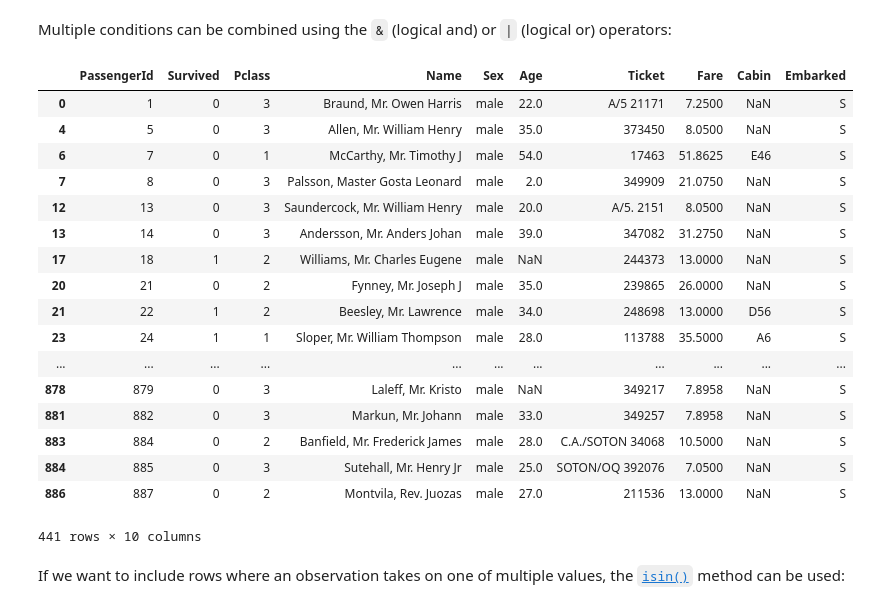
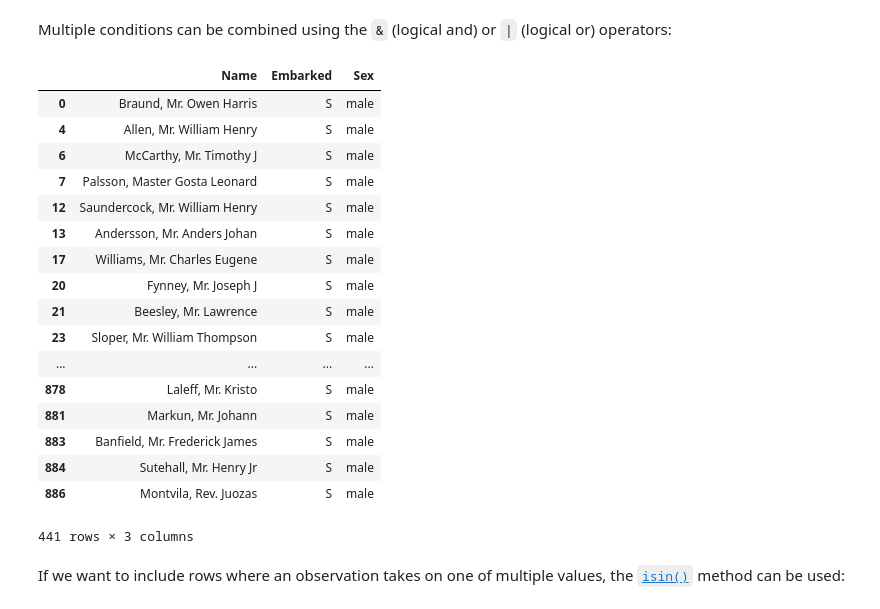
Before and after one commit to richardfoltyn/TECH2-H24, a Jupyter notebook: lecture2/lecture2.ipynb, the cells around one changed output. Saved outputs shown, nothing was run; the diff lists cells and outputs as text; code cells hidden in the pictures.

```diff
--- a/lecture2/lecture2.ipynb
+++ b/lecture2/lecture2.ipynb
@@ -804,26 +815,26 @@ df[df['Embarked'] == 'S']
 Multiple conditions can be combined using the `&` (logical and) or `|` (logical or) operators:
 # %%
 # Select men who embarked in Southampton
-df[(df['Embarked'] == 'S') & (df['Sex'] == 'male')]
+df.loc[(df['Embarked'] == 'S') & (df['Sex'] == 'male'), ['Name', 'Embarked', 'Sex']]
 # %% [output]
-|  | PassengerId | Survived | Pclass | Name | Sex | Age | Ticket | Fare | Cabin | Embarked |
-| 0 | 1 | 0 | 3 | Braund, Mr. Owen Harris | male | 22.0 | A/5 21171 | 7.2500 | NaN | S |
-| 4 | 5 | 0 | 3 | Allen, Mr. William Henry | male | 35.0 | 373450 | 8.0500 | NaN | S |
-| 6 | 7 | 0 | 1 | McCarthy, Mr. Timothy J | male | 54.0 | 17463 | 51.8625 | E46 | S |
-| 7 | 8 | 0 | 3 | Palsson, Master Gosta Leonard | male | 2.0 | 349909 | 21.0750 | NaN | S |
-| 12 | 13 | 0 | 3 | Saundercock, Mr. William Henry | male | 20.0 | A/5. 2151 | 8.0500 | NaN | S |
-| 13 | 14 | 0 | 3 | Andersson, Mr. Anders Johan | male | 39.0 | 347082 | 31.2750 | NaN | S |
-| 17 | 18 | 1 | 2 | Williams, Mr. Charles Eugene | male | NaN | 244373 | 13.0000 | NaN | S |
-| 20 | 21 | 0 | 2 | Fynney, Mr. Joseph J | male | 35.0 | 239865 | 26.0000 | NaN | S |
-| 21 | 22 | 1 | 2 | Beesley, Mr. Lawrence | male | 34.0 | 248698 | 13.0000 | D56 | S |
-| 23 | 24 | 1 | 1 | Sloper, Mr. William Thompson | male | 28.0 | 113788 | 35.5000 | A6 | S |
-| ... | ... | ... | ... | ... | ... | ... | ... | ... | ... | ... |
-| 878 | 879 | 0 | 3 | Laleff, Mr. Kristo | male | NaN | 349217 | 7.8958 | NaN | S |
-| 881 | 882 | 0 | 3 | Markun, Mr. Johann | male | 33.0 | 349257 | 7.8958 | NaN | S |
-| 883 | 884 | 0 | 2 | Banfield, Mr. Frederick James | male | 28.0 | C.A./SOTON 34068 | 10.5000 | NaN | S |
-| 884 | 885 | 0 | 3 | Sutehall, Mr. Henry Jr | male | 25.0 | SOTON/OQ 392076 | 7.0500 | NaN | S |
-| 886 | 887 | 0 | 2 | Montvila, Rev. Juozas | male | 27.0 | 211536 | 13.0000 | NaN | S |
+|  | Name | Embarked | Sex |
+| 0 | Braund, Mr. Owen Harris | S | male |
+| 4 | Allen, Mr. William Henry | S | male |
+| 6 | McCarthy, Mr. Timothy J | S | male |
+| 7 | Palsson, Master Gosta Leonard | S | male |
+| 12 | Saundercock, Mr. William Henry | S | male |
+| 13 | Andersson, Mr. Anders Johan | S | male |
+| 17 | Williams, Mr. Charles Eugene | S | male |
+| 20 | Fynney, Mr. Joseph J | S | male |
+| 21 | Beesley, Mr. Lawrence | S | male |
+| 23 | Sloper, Mr. William Thompson | S | male |
+| ... | ... | ... | ... |
+| 878 | Laleff, Mr. Kristo | S | male |
+| 881 | Markun, Mr. Johann | S | male |
+| 883 | Banfield, Mr. Frederick James | S | male |
+| 884 | Sutehall, Mr. Henry Jr | S | male |
+| 886 | Montvila, Rev. Juozas | S | male |
-441 rows × 10 columns
+441 rows × 3 columns
 # %% [markdown]
 If we want to include rows where an observation takes on one of multiple values, the
 [`isin()`](https://pandas.pydata.org/docs/reference/api/pandas.DataFrame.isin.html)
```
Also changed, not shown: parts of 16 cells of this notebook.
